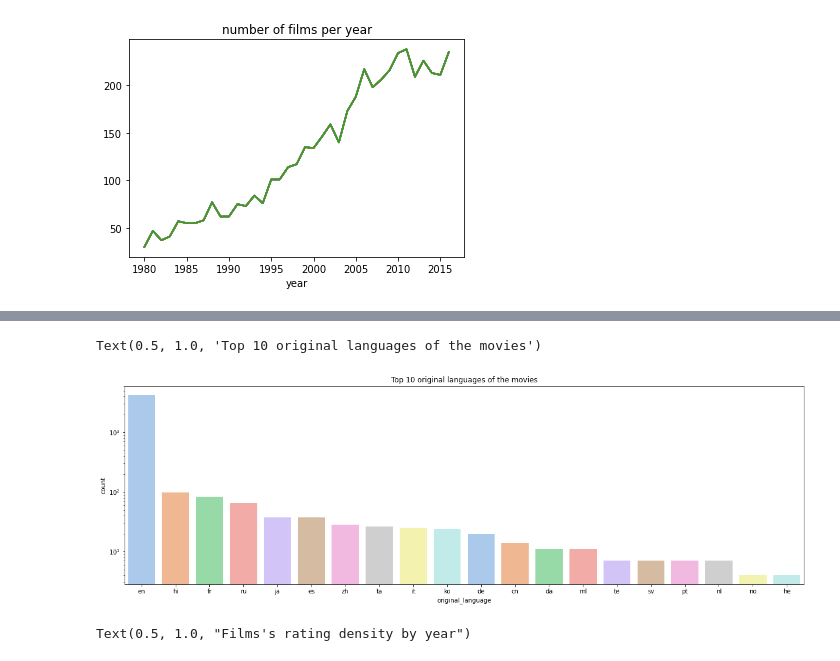
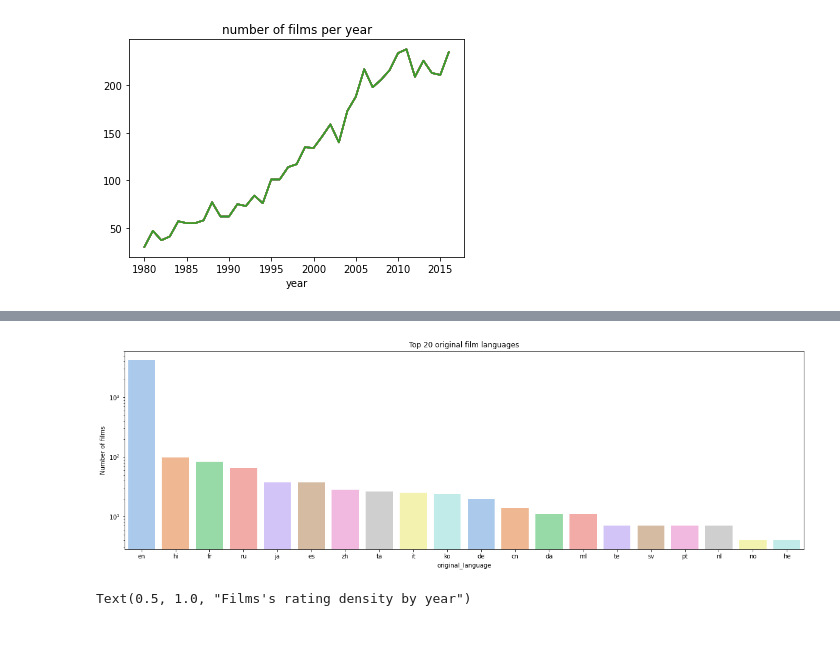
Before and after one commit to timetoai/movie_data_vis, a Jupyter notebook: EDA.ipynb, the cells around one changed output, grey strips where cells are left out. Cells and saved outputs as stored; diff of their text form; code cells hidden in the pictures.

Commit message:
readme revised & new graphs in EDA added

```diff
--- a/EDA.ipynb
+++ b/EDA.ipynb
@@ -103,6 +103,7 @@ df.drop(columns=['belongs_to_collection', 'homepage', 'imdb_id', 'id', 'overview
 df.dropna(inplace=True)
 
 df.budget = df.budget.astype(int)
+df.popularity = df.popularity.astype(float)
 df.drop(labels=df[df.release_date.isna() | (df.vote_count < 1) | (df.revenue < 1) | (df.budget < 1) | (df.genres.astype(bool) ^ 1)].index, inplace=True)
 
 df['year'] = pd.DatetimeIndex(df.release_date).year
@@ -161,11 +194,14 @@ df.groupby('year').count().plot(legend=False, title='number of films per year')
 # %%
 lang_agg = df.groupby('original_language', as_index=False).agg(count=('release_date', 'count')).sort_values('count', ascending=False)
+# lang_agg['original_language'] = lang_agg['original_language'].map(lambda x: decoder['spoken_languages'].get(x, x))
+
 plt.figure(figsize=(20, 6))
-sns.barplot(data=lang_agg[:20], x='original_language', y='count', log=True, palette='pastel')
-plt.title('Top 10 original languages of the movies')
+ax = sns.barplot(data=lang_agg[:20], x='original_language', y='count', log=True, palette='pastel')
+ax.set_ylabel('Number of films')
+ax.set_title('Top 20 original film languages')
+plt.show()
 # %% [output]
-Text(0.5, 1.0, 'Top 10 original languages of the movies')
-[figure, old version]
+[figure, new version]
 # %%
 plt.figure(figsize=(20, 6))
 sns.regplot(data=df, x='year', y='vote_average', scatter_kws={'alpha': 0.25}, fit_reg=False, color=sns.color_palette()[4])
```
Also changed, not shown: parts of 15 cells of this notebook, 1 other file.
